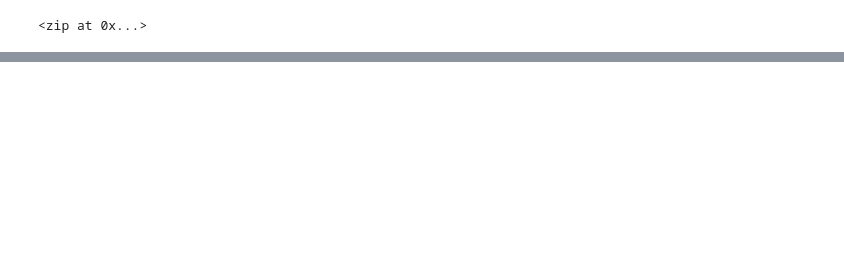
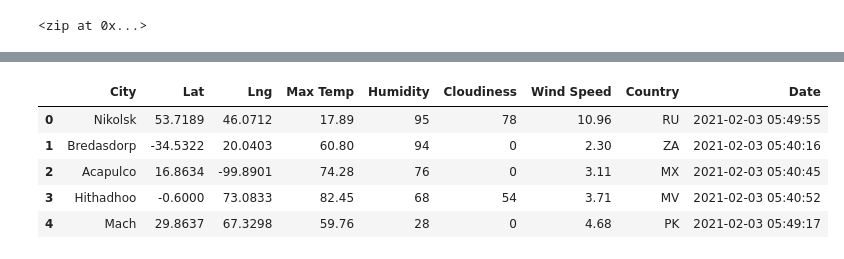
Before and after one commit to kushallsharma/World_Weather_Analysis, a Jupyter notebook: WeatherPy.ipynb, the cells around one changed output, grey strips where cells are left out. Saved outputs shown, nothing was run; the diff lists cells and outputs as text; code cells hidden in the pictures; blank space fills up the shorter version.

Commit message:
adding weather data

```diff
--- a/WeatherPy.ipynb
+++ b/WeatherPy.ipynb
@@ -50,0 +40,3 @@ len(cities)
+# %%
+# Starting URL for Weather Map API Call.
+url = "http://api.openweathermap.org/data/2.5/weather?units=Imperial&APPID=" + weather_api_key
@@ -50,0 +122,10 @@ len(cities)
+# %%
+city_data_df = pd.DataFrame(city_data)
+city_data_df.head()
+# %% [output]
+|  | City | Lat | Lng | Max Temp | Humidity | Cloudiness | Wind Speed | Country | Date |
+| 0 | Nikolsk | 53.7189 | 46.0712 | 17.89 | 95 | 78 | 10.96 | RU | 2021-02-03 05:49:55 |
+| 1 | Bredasdorp | -34.5322 | 20.0403 | 60.80 | 94 | 0 | 2.30 | ZA | 2021-02-03 05:40:16 |
+| 2 | Acapulco | 16.8634 | -99.8901 | 74.28 | 76 | 0 | 3.11 | MX | 2021-02-03 05:40:45 |
+| 3 | Hithadhoo | -0.6000 | 73.0833 | 82.45 | 68 | 54 | 3.71 | MV | 2021-02-03 05:40:52 |
+| 4 | Mach | 29.8637 | 67.3298 | 59.76 | 28 | 0 | 4.68 | PK | 2021-02-03 05:49:17 |
```
Also changed, not shown: parts of 6 cells of this notebook, 2 other files.
